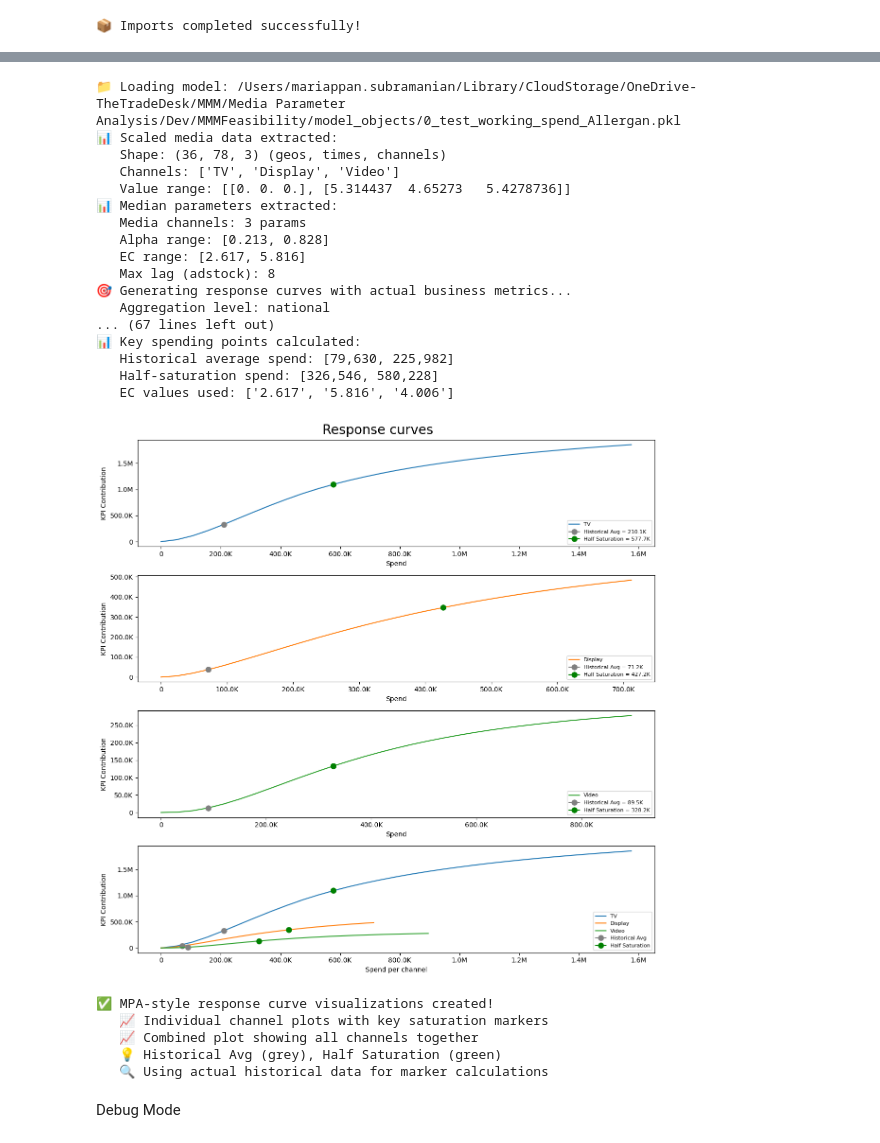
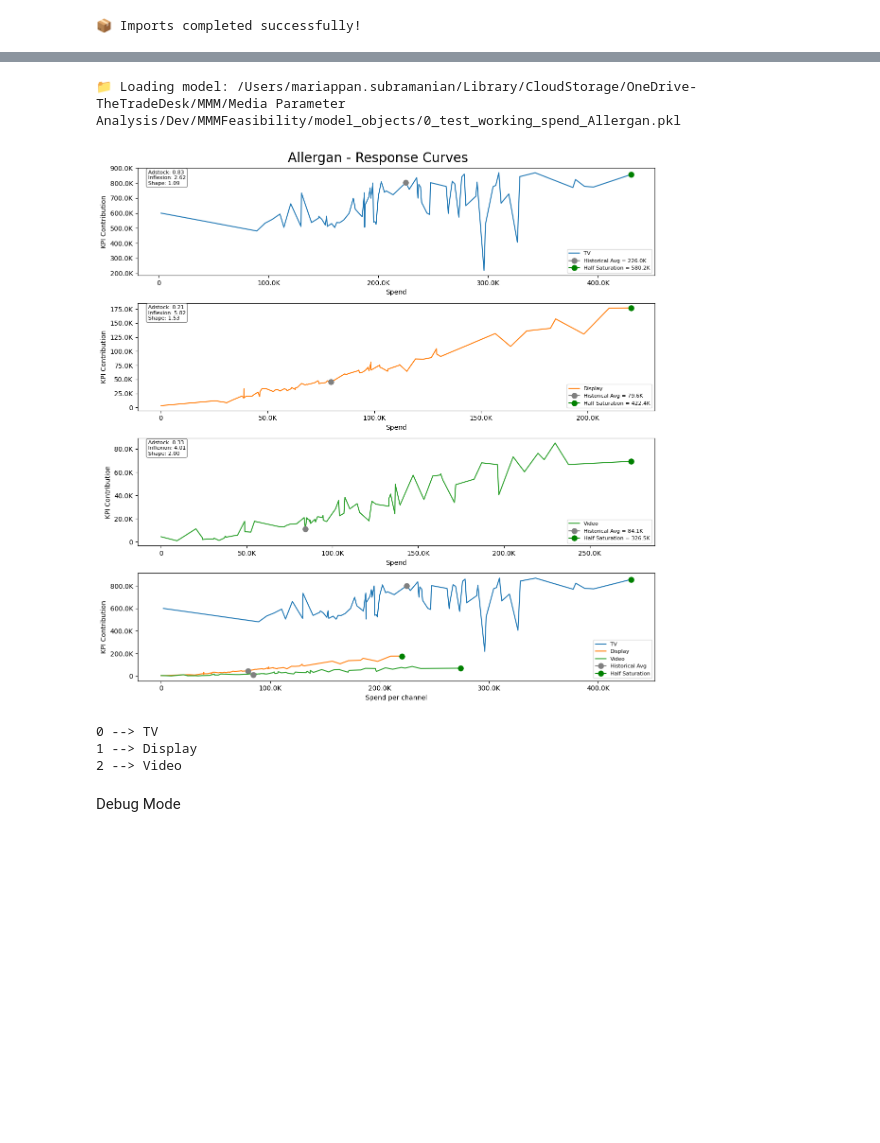
Before and after one commit to Mari1988/meridian, a Jupyter notebook: demo/ResponseCurveSimulator.ipynb, the cells around one changed output, grey strips where cells are left out. Saved outputs shown, nothing was run; the diff lists cells and outputs as text; code cells hidden in the pictures; blank space fills up the shorter version.

```diff
--- a/demo/ResponseCurveSimulator.ipynb
+++ b/demo/ResponseCurveSimulator.ipynb
@@ -25,3 +25,24 @@ sns.set_palette('husl')
 print("📦 Imports completed successfully!")
 # %% [output]
 📦 Imports completed successfully!
+# %%
+# Model path
+client = "Allergan"   # "ALDI_US_Starcom"
+model_path = f"/Users/mariappan.subramanian/Library/CloudStorage/OneDrive-TheTradeDesk/MMM/Media Parameter Analysis/Dev/MMMFeasibility/model_objects/0_test_working_spend_{client}.pkl"
+
+print(f"📁 Loading model: {model_path}")
+mmm = model.load_mmm(model_path)
+
+generator = ResponseCurveGenerator(mmm)
+
+# Generate historical scenarios
+scenarios, metadata = generator.generate_geo_media_scenarios(use_historical=True)
+
+# Apply transformations
+adstocked, saturated, effects, _ = generator.apply_media_transformations(scenarios, metadata)
+
+# Get KPI effects
+kpi_effects, _ = generator.reverse_transform_media_effects(effects, metadata)
+
+# Create clean, per-channel transformation plots
+generator.plot_transformations(scenarios, adstocked, saturated, kpi_effects, metadata)
@@ -28,53 +71,41 @@ print("📦 Imports completed successfully!")
 # %%
 # Model path
 client = "Allergan"   # "ALDI_US_Starcom"
 model_path = f"/Users/mariappan.subramanian/Library/CloudStorage/OneDrive-TheTradeDesk/MMM/Media Parameter Analysis/Dev/MMMFeasibility/model_objects/0_test_working_spend_{client}.pkl"
 
 print(f"📁 Loading model: {model_path}")
 mmm = model.load_mmm(model_path)
 
 # Initialize simulator
 simulator = ResponseCurveGenerator(mmm)
 
 # Generate response curves
 response_curves, metadata = simulator.generate_response_curves(
   max_multiplier=3.0,
   num_steps=31,
-  aggregation_level="national"
+  aggregation_level="national",
+  use_historical=True
 )
 
 # Create MPA-style visualization
 simulator.plot_response_curves(
   response_curves, metadata,
+  client_name=client,
   figure_size=(12, 12),
   n_columns=1,
   marker_size=8,
   legend_fontsize=8
 )
 # %% [output]
 📁 Loading model: /Users/mariappan.subramanian/Library/CloudStorage/OneDrive-TheTradeDesk/MMM/Media Parameter Analysis/Dev/MMMFeasibility/model_objects/0_test_working_spend_Allergan.pkl
-📊 Scaled media data extracted:
-   Shape: (36, 78, 3) (geos, times, channels)
-   Channels: ['TV', 'Display', 'Video']
-   Value range: [[0. 0. 0.], [5.314437  4.65273   5.4278736]]
-📊 Median parameters extracted:
-   Media channels: 3 params
-   Alpha range: [0.213, 0.828]
-   EC range: [2.617, 5.816]
-   Max lag (adstock): 8
-🎯 Generating response curves with actual business metrics...
-   Aggregation level: national
-... (67 lines left out)
-📊 Key spending points calculated:
-   Historical average spend: [79,630, 225,982]
-   Half-saturation spend: [326,546, 580,228]
-   EC values used: ['2.617', '5.816', '4.006']
-[figure, old version]
+[figure, new version]
-✅ MPA-style response curve visualizations created!
-   📈 Individual channel plots with key saturation markers
-   📈 Combined plot showing all channels together
-   💡 Historical Avg (grey), Half Saturation (green)
-   🔍 Using actual historical data for marker calculations
+# %%
+for i, (channel, values) in enumerate(response_curves.items()):
+  print(f"{i} --> {channel}")
+# %% [output]
+0 --> TV
+1 --> Display
+2 --> Video
 # %% [markdown]
 Debug Mode
 # %%
```
Also changed, not shown: parts of 2 cells of this notebook, 8 other files.
